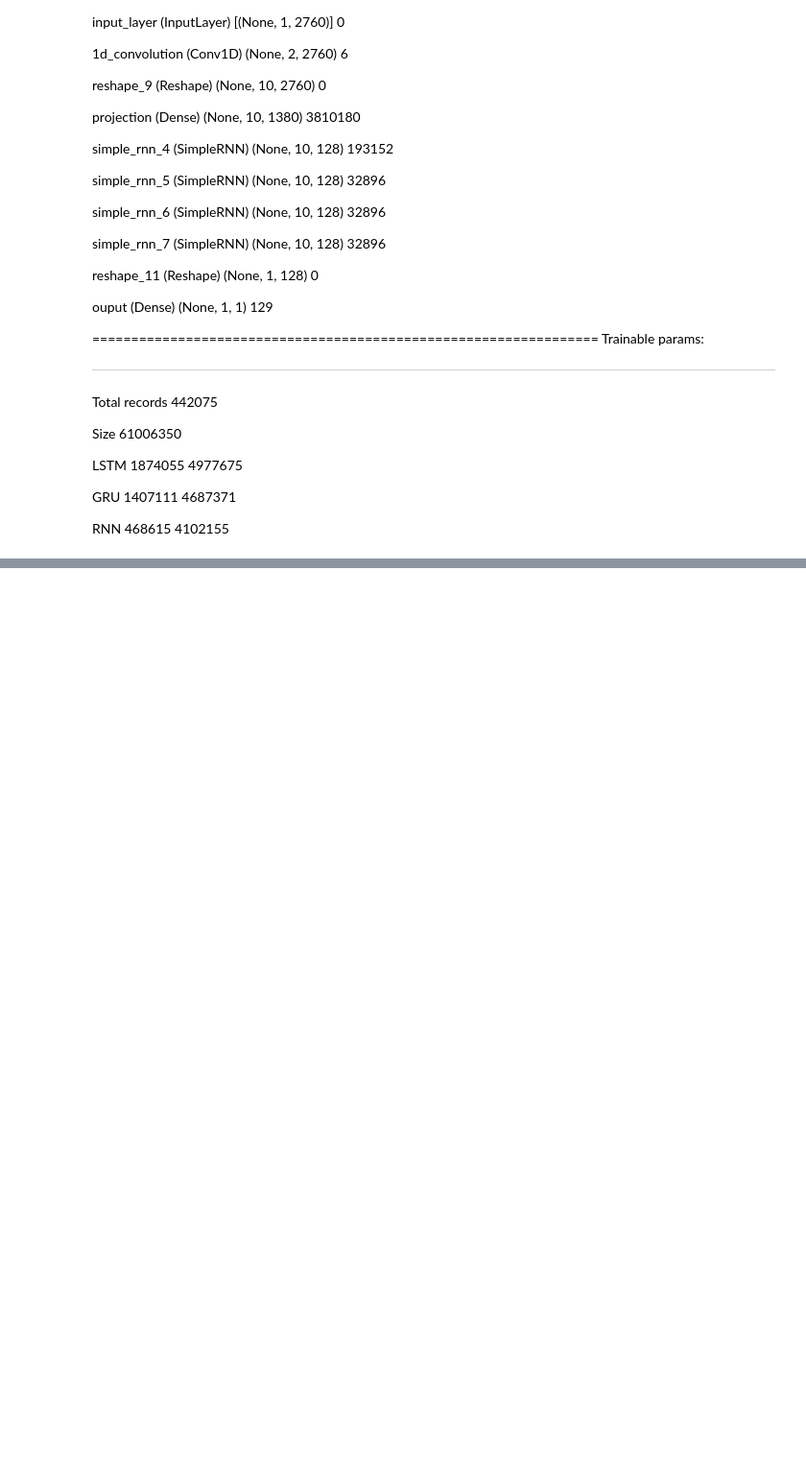
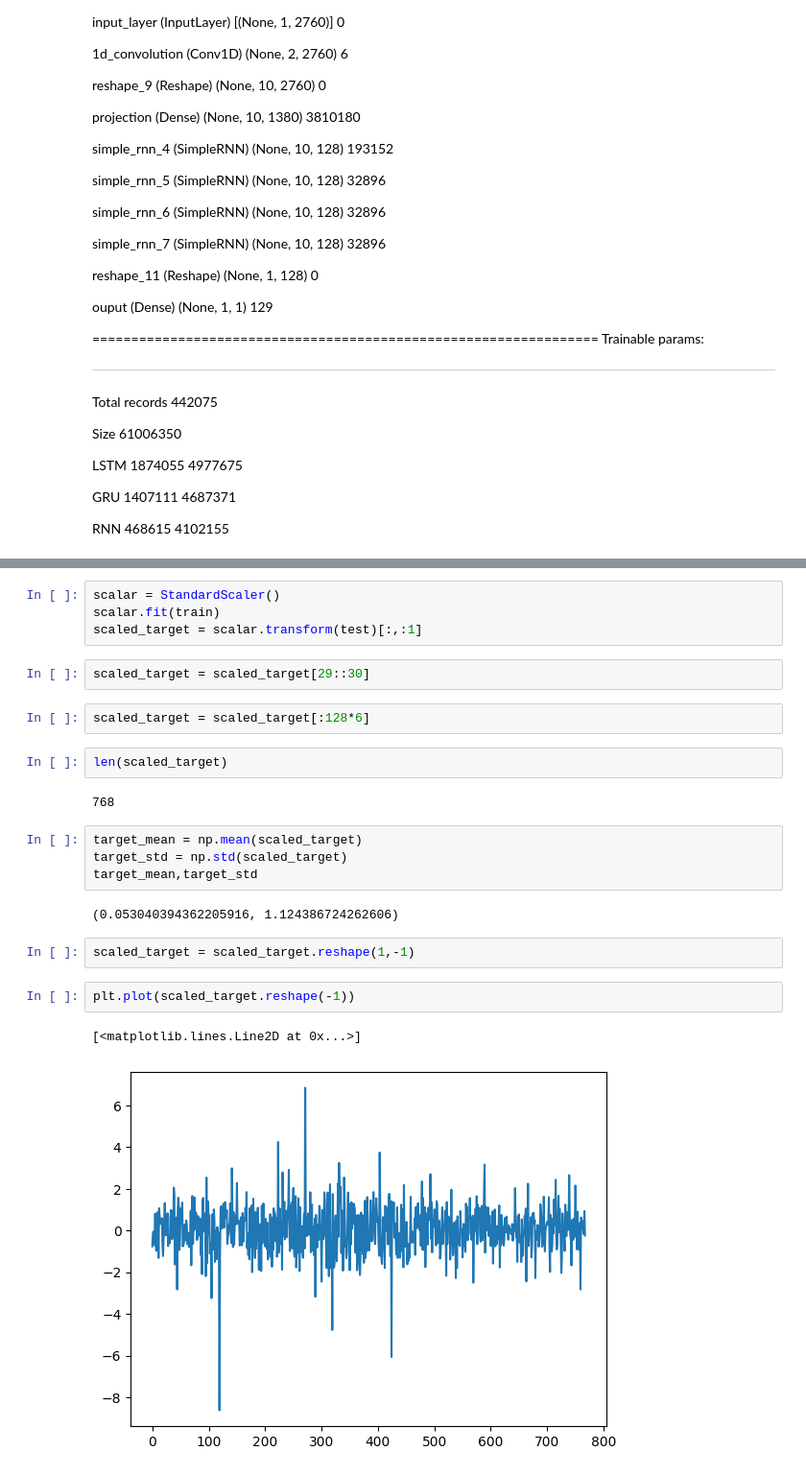
Before and after one commit to smgjch/FinFusionNet, a Jupyter notebook: playground.ipynb, the cells around one changed output, grey strips where cells are left out. Shown at 96% size. Saved outputs shown, nothing was run; the diff lists cells and outputs as text; blank space fills up the shorter version.

```diff
--- a/playground.ipynb
+++ b/playground.ipynb
@@ -891,0 +970,25 @@ RNN
+# %%
+scalar = StandardScaler()
+scalar.fit(train)
+scaled_target = scalar.transform(test)[:,:1]
+# %%
+scaled_target = scaled_target[29::30]
+# %%
+scaled_target = scaled_target[:128*6]
+# %%
+len(scaled_target)
+# %% [output]
+768
+# %%
+target_mean = np.mean(scaled_target)
+target_std = np.std(scaled_target)
+target_mean,target_std
+# %% [output]
+(0.053040394362205916, 1.124386724262606)
+# %%
+scaled_target = scaled_target.reshape(1,-1)
+# %%
+plt.plot(scaled_target.reshape(-1))
+# %% [output]
+[<matplotlib.lines.Line2D at 0x...>]
+[figure, added]
```
Also changed, not shown: parts of 13 cells of this notebook, 10 other files.
